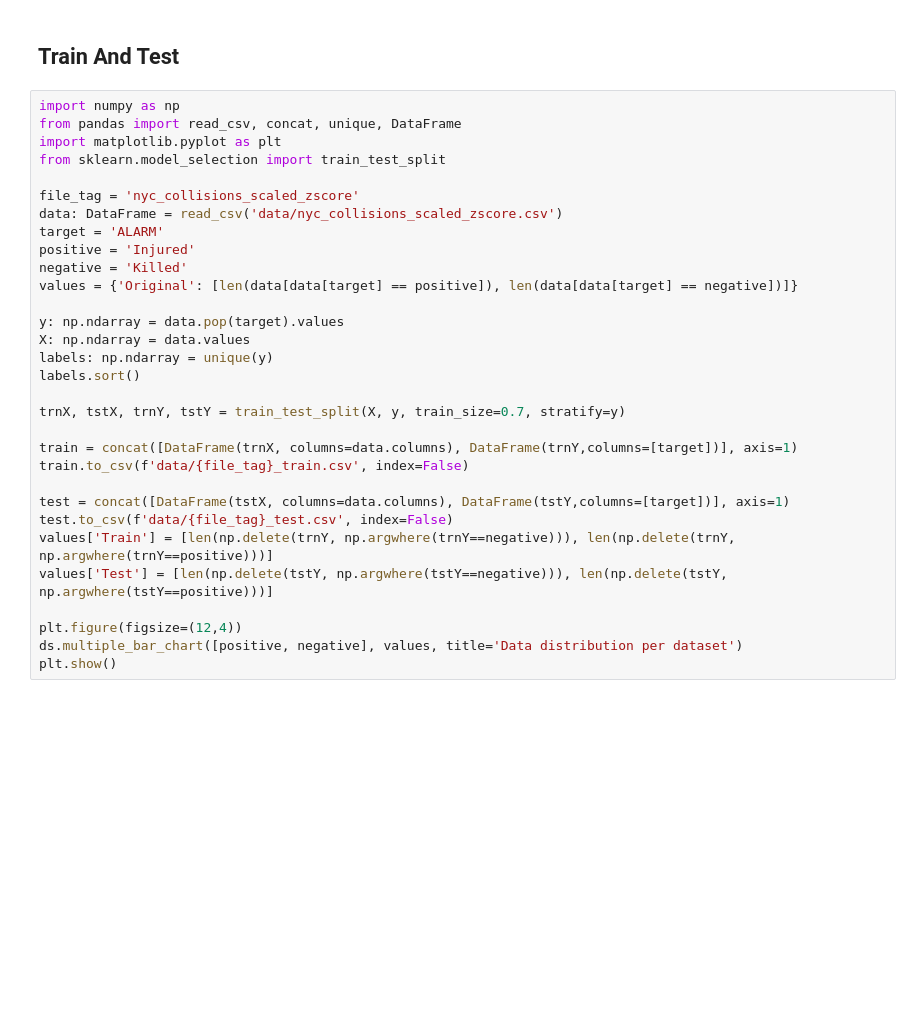
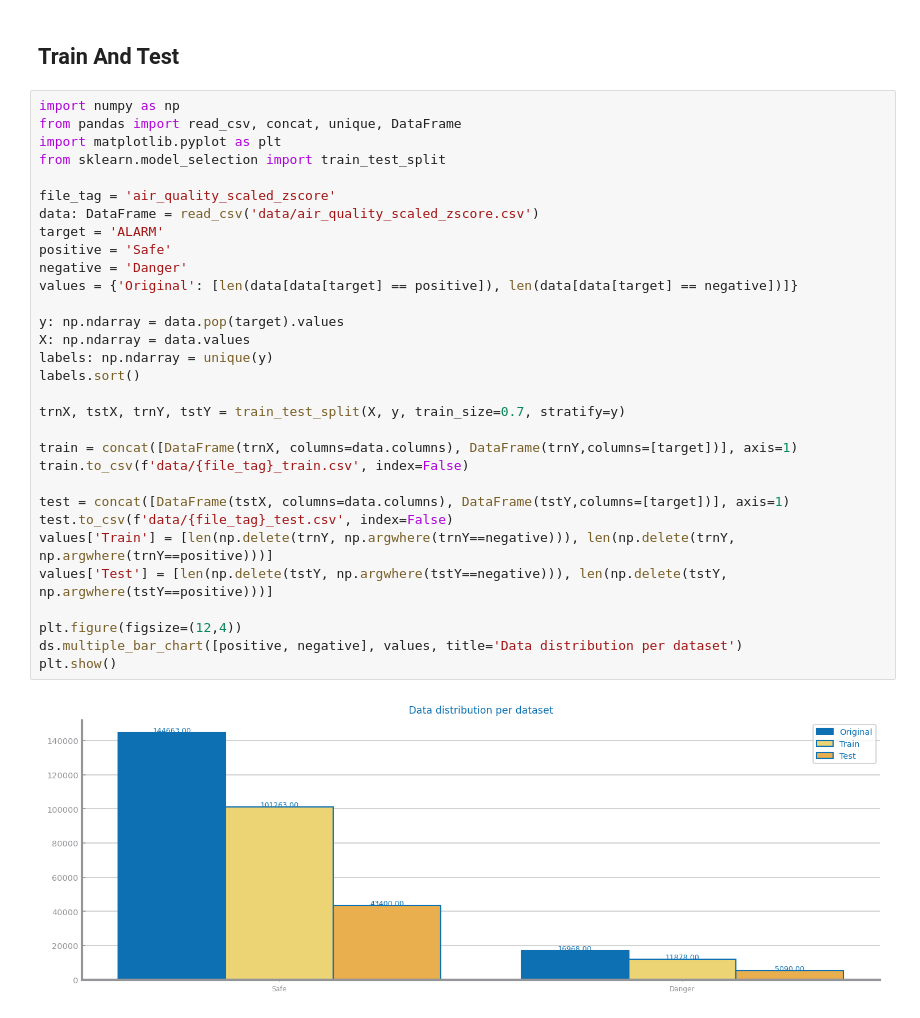
Before and after one commit to falc00/projetoCD, a Jupyter notebook: data_preparation_dataset2.ipynb, the cells around one changed output. Drawn from its saved outputs; the diff is of its cells as text; blank space fills up the shorter version.

```diff
--- a/data_preparation_dataset2.ipynb
+++ b/data_preparation_dataset2.ipynb
@@ -138,34 +138,36 @@ max         1.000000       1.000000       1.000000       1.000000
 # %%
 import numpy as np
 from pandas import read_csv, concat, unique, DataFrame
 import matplotlib.pyplot as plt
 from sklearn.model_selection import train_test_split
 
-file_tag = 'nyc_collisions_scaled_zscore'
-data: DataFrame = read_csv('data/nyc_collisions_scaled_zscore.csv')
+file_tag = 'air_quality_scaled_zscore'
+data: DataFrame = read_csv('data/air_quality_scaled_zscore.csv')
 target = 'ALARM'
-positive = 'Injured'
-negative = 'Killed'
+positive = 'Safe'
+negative = 'Danger'
 values = {'Original': [len(data[data[target] == positive]), len(data[data[target] == negative])]}
 
 y: np.ndarray = data.pop(target).values
 X: np.ndarray = data.values
 labels: np.ndarray = unique(y)
 labels.sort()
 
 trnX, tstX, trnY, tstY = train_test_split(X, y, train_size=0.7, stratify=y)
 
 train = concat([DataFrame(trnX, columns=data.columns), DataFrame(trnY,columns=[target])], axis=1)
 train.to_csv(f'data/{file_tag}_train.csv', index=False)
 
 test = concat([DataFrame(tstX, columns=data.columns), DataFrame(tstY,columns=[target])], axis=1)
 test.to_csv(f'data/{file_tag}_test.csv', index=False)
 values['Train'] = [len(np.delete(trnY, np.argwhere(trnY==negative))), len(np.delete(trnY, np.argwhere(trnY==positive)))]
 values['Test'] = [len(np.delete(tstY, np.argwhere(tstY==negative))), len(np.delete(tstY, np.argwhere(tstY==positive)))]
 
 plt.figure(figsize=(12,4))
 ds.multiple_bar_chart([positive, negative], values, title='Data distribution per dataset')
 plt.show()
+# %% [output]
+[figure, added]
 # %%
 '''
 file = 'air_quality'
```
Also changed, not shown: parts of 6 cells of this notebook, 1 other file.
